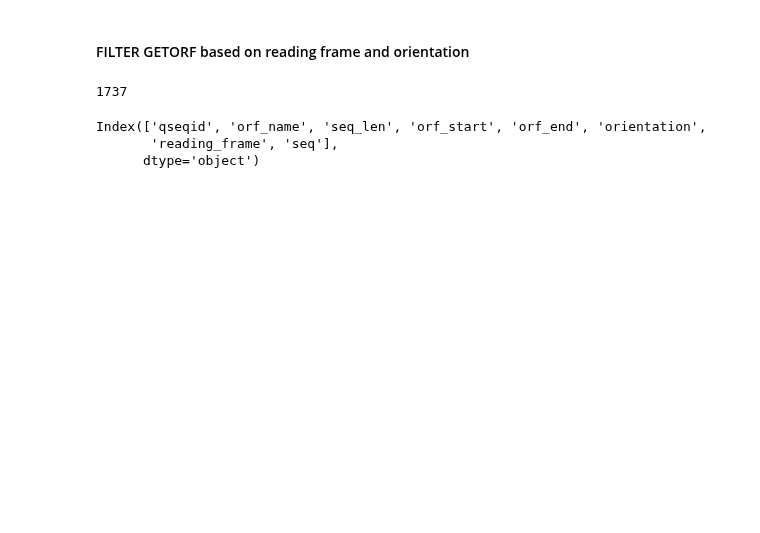
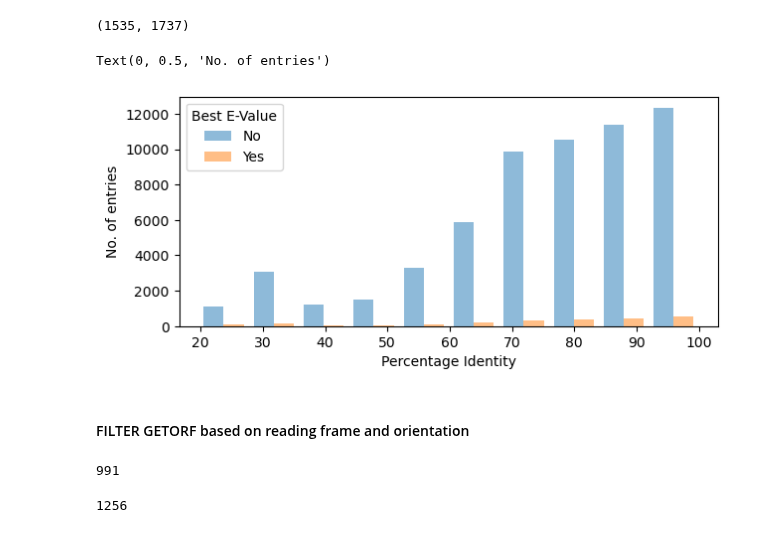
Before and after one commit to nezapajek/project-tobamo, a Jupyter notebook: analysis/whole_orf/04_diamond_results_x_getorf.ipynb, the cells around one changed output. Drawn from its saved outputs; the diff is of its cells as text; code cells hidden in the pictures; blank space fills up the shorter version.

```diff
--- a/analysis/whole_orf/04_diamond_results_x_getorf.ipynb
+++ b/analysis/whole_orf/04_diamond_results_x_getorf.ipynb
@@ -72,6 +65,7 @@ ref_df.head(15)
 # %%
-raw = pd.read_csv('/home/tobamo/analize/project-tobamo/results/megan6_results_combined_add_nr_taxa.csv')
-getorf_path = '/home/tobamo/analize/project-tobamo/analysis/whole_orf/results/getorf_output_find1_min_360_max_3510.fasta'
+raw = pd.read_csv('/home/tobamo/analize/project-tobamo/analysis/results_add_nr_taxa/megan6_results_combined_add_nr_taxa_non_cellular.csv')
+getorf_path = '/home/tobamo/analize/project-tobamo/analysis/whole_orf/results/getorf_output_find1_min_360_max_3510_non_cellular.fasta'
+getorf_all_path = '/home/tobamo/analize/project-tobamo/analysis/whole_orf/results/getorf_output_find1_min_360_max_3510.fasta'
 # %%
 df = raw[['SRR', 'qseqid', 'tpdb2_pident', 'tpdb2_length','tpdb2_qstart', 'tpdb2_qend', 'tpdb2_sstart', 'tpdb2_send','tpdb2_evalue', 'tpdb2_sseqid']].dropna(subset='tpdb2_pident')
 df['orientation'] = df.apply(lambda row: 'FORWARD' if row['tpdb2_qstart'] < row['tpdb2_qend'] else 'REVERSE', axis=1)
@@ -127,0 +114,17 @@ df[df.qseqid == 'NODE_1426_length_3115_cov_410.357472_SRR4435987']
+# %%
+len(getorf), len(getorf_all)
+# %% [output]
+(1535, 1737)
+# %%
+all_data = df.tpdb2_pident
+best_evalue_data = df.loc[df.groupby('qseqid')['tpdb2_evalue'].idxmin()].tpdb2_pident
+
+fig, ax = plt.subplots(figsize=(7,3))
+plt.hist([all_data, best_evalue_data], alpha=0.5);
+ax.legend(title='Best E-Value', labels=['No', 'Yes'])
+
+ax.set_xlabel("Percentage Identity")
+ax.set_ylabel("No. of entries")
+# %% [output]
+Text(0, 0.5, 'No. of entries')
+[figure, added]
@@ -130,12 +142,6 @@ df[df.qseqid == 'NODE_1426_length_3115_cov_410.357472_SRR4435987']
 # %%
-len(getorf)
+len(filtered_getorf_orientation_reading_frame)
 # %% [output]
-1737
+991
-# %%
-getorf.columns
-# %% [output]
-Index(['qseqid', 'orf_name', 'seq_len', 'orf_start', 'orf_end', 'orientation',
-       'reading_frame', 'seq'],
-      dtype='object')
 # %%
 def filter_getorf_output(getorf_df, tpdb2_diamond):
@@ -148,0 +154,5 @@ filtered_getorf.to_csv('filtered_getorf.csv', index=False)
+# %%
+filtered_getorf.qseqid.nunique()
+len(filtered_getorf)
+# %% [output]
+1256
```
Also changed, not shown: parts of 17 cells of this notebook, 3 other files.
